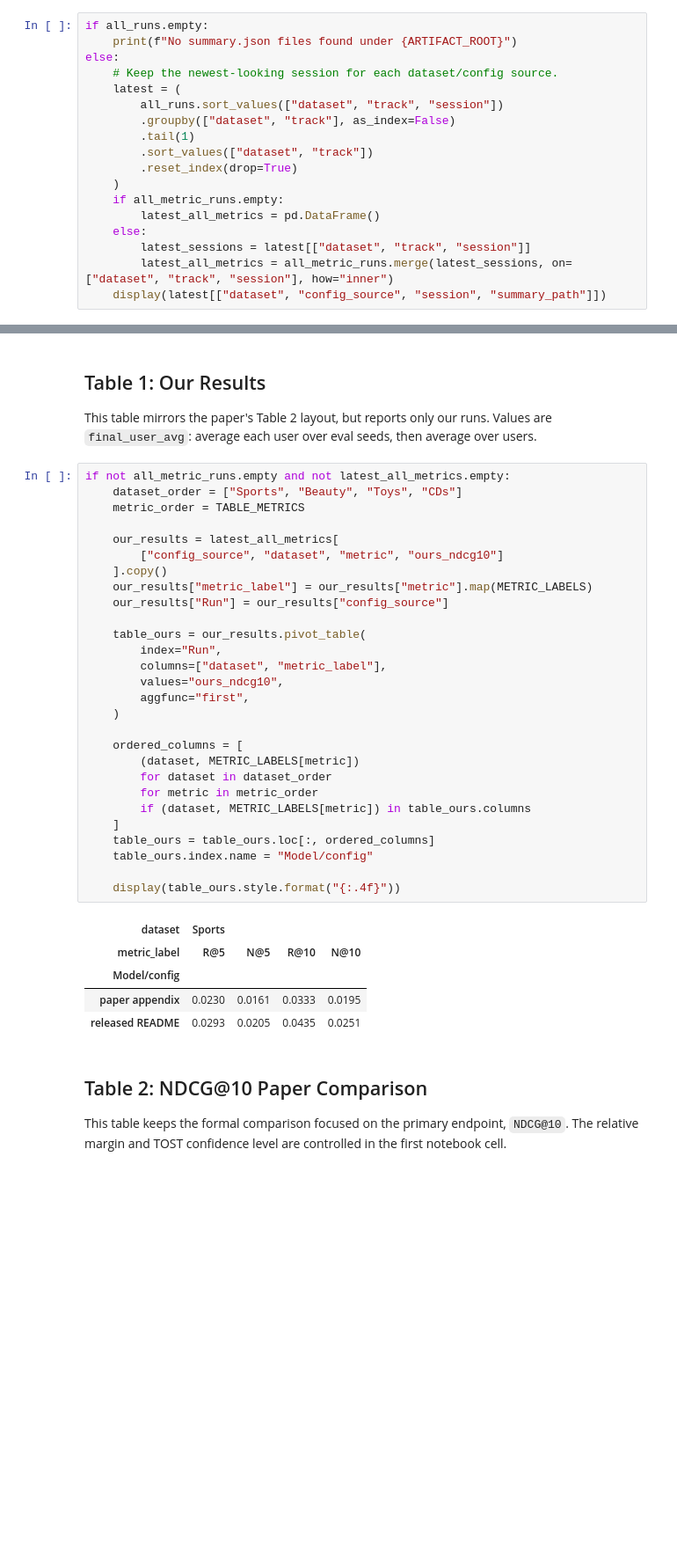
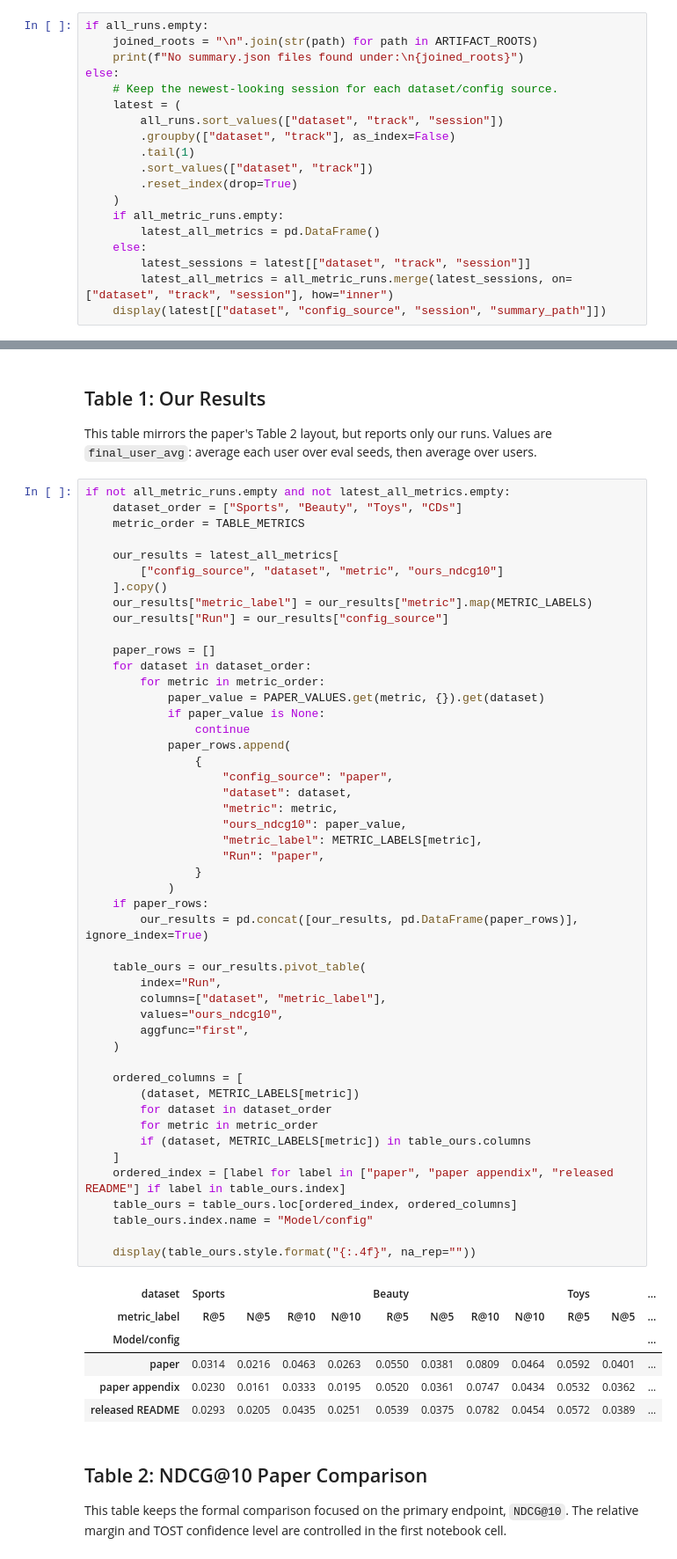
Before and after one commit to NiccoloCase/RPG-uva, a Jupyter notebook: notebooks/eval_seed_tables.ipynb, the cells around one changed output, grey strips where cells are left out. Shown at 88% size. Saved outputs shown, nothing was run; the diff lists cells and outputs as text; blank space fills up the shorter version.

```diff
--- a/notebooks/eval_seed_tables.ipynb
+++ b/notebooks/eval_seed_tables.ipynb
@@ -250,6 +297,7 @@ all_runs
 # %%
 if all_runs.empty:
-    print(f"No summary.json files found under {ARTIFACT_ROOT}")
+    joined_roots = "\n".join(str(path) for path in ARTIFACT_ROOTS)
+    print(f"No summary.json files found under:\n{joined_roots}")
 else:
     # Keep the newest-looking session for each dataset/config source.
     latest = (
@@ -276,37 +330,58 @@ This table mirrors the paper's Table 2 layout, but reports only our runs. Values
 # %%
 if not all_metric_runs.empty and not latest_all_metrics.empty:
     dataset_order = ["Sports", "Beauty", "Toys", "CDs"]
     metric_order = TABLE_METRICS
 
     our_results = latest_all_metrics[
         ["config_source", "dataset", "metric", "ours_ndcg10"]
     ].copy()
     our_results["metric_label"] = our_results["metric"].map(METRIC_LABELS)
     our_results["Run"] = our_results["config_source"]
+
+    paper_rows = []
+    for dataset in dataset_order:
+        for metric in metric_order:
+            paper_value = PAPER_VALUES.get(metric, {}).get(dataset)
+            if paper_value is None:
+                continue
+            paper_rows.append(
+                {
+                    "config_source": "paper",
+                    "dataset": dataset,
+                    "metric": metric,
+                    "ours_ndcg10": paper_value,
+                    "metric_label": METRIC_LABELS[metric],
+                    "Run": "paper",
+                }
+            )
+    if paper_rows:
+        our_results = pd.concat([our_results, pd.DataFrame(paper_rows)], ignore_index=True)
 
     table_ours = our_results.pivot_table(
         index="Run",
         columns=["dataset", "metric_label"],
         values="ours_ndcg10",
         aggfunc="first",
     )
 
     ordered_columns = [
         (dataset, METRIC_LABELS[metric])
         for dataset in dataset_order
         for metric in metric_order
         if (dataset, METRIC_LABELS[metric]) in table_ours.columns
     ]
-    table_ours = table_ours.loc[:, ordered_columns]
+    ordered_index = [label for label in ["paper", "paper appendix", "released README"] if label in table_ours.index]
+    table_ours = table_ours.loc[ordered_index, ordered_columns]
     table_ours.index.name = "Model/config"
 
-    display(table_ours.style.format("{:.4f}"))
+    display(table_ours.style.format("{:.4f}", na_rep=""))
 # %% [output]
-| dataset | Sports |  |  |  |
-| metric_label | R@5 | N@5 | R@10 | N@10 |
-| Model/config |  |  |  |  |
-| paper appendix | 0.0230 | 0.0161 | 0.0333 | 0.0195 |
-| released README | 0.0293 | 0.0205 | 0.0435 | 0.0251 |
+| dataset | Sports |  |  |  | Beauty |  |  |  | Toys |  | ... |
+| metric_label | R@5 | N@5 | R@10 | N@10 | R@5 | N@5 | R@10 | N@10 | R@5 | N@5 | ... |
+| Model/config |  |  |  |  |  |  |  |  |  |  | ... |
+| paper | 0.0314 | 0.0216 | 0.0463 | 0.0263 | 0.0550 | 0.0381 | 0.0809 | 0.0464 | 0.0592 | 0.0401 | ... |
+| paper appendix | 0.0230 | 0.0161 | 0.0333 | 0.0195 | 0.0520 | 0.0361 | 0.0747 | 0.0434 | 0.0532 | 0.0362 | ... |
+| released README | 0.0293 | 0.0205 | 0.0435 | 0.0251 | 0.0539 | 0.0375 | 0.0782 | 0.0454 | 0.0572 | 0.0389 | ... |
 # %% [markdown]
 ## Table 2: NDCG@10 Paper Comparison
 
```
Also changed, not shown: parts of 7 cells of this notebook, 19 other files.
